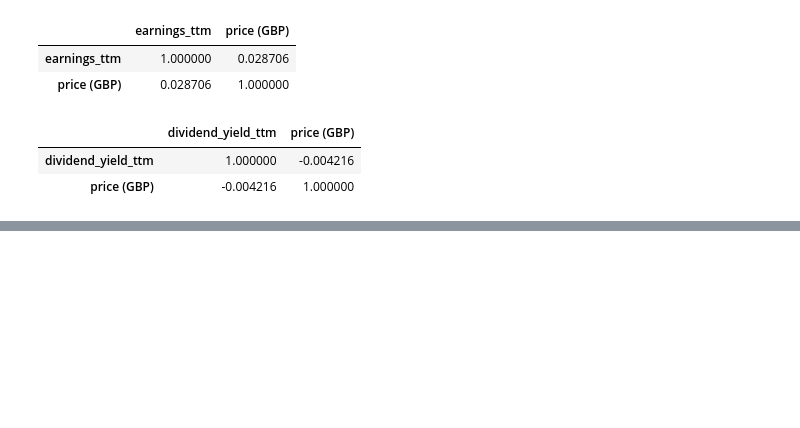
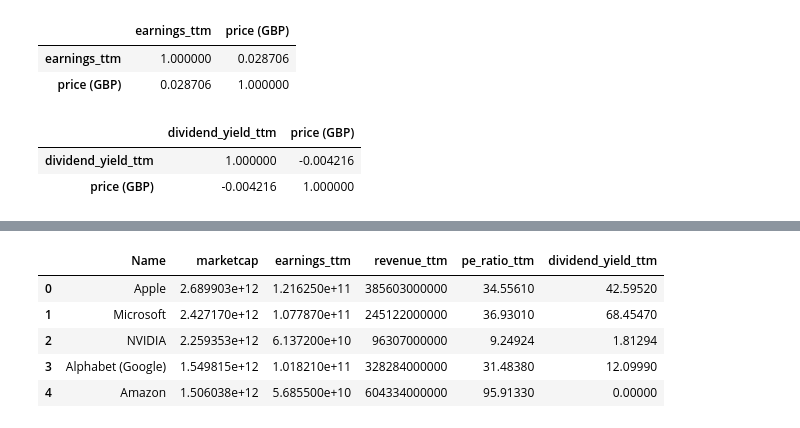
Before and after one commit to Gilleskulk/Analyse-of-data, a Jupyter notebook: Analyse_companies.ipynb, the cells around one changed output, grey strips where cells are left out. Drawn from its saved outputs; the diff is of its cells as text; code cells hidden in the pictures; blank space fills up the shorter version.

```diff
--- a/Analyse_companies.ipynb
+++ b/Analyse_companies.ipynb
@@ -292,0 +301,9 @@ sns.barplot( data=country_data, x="dividend_yield_ttm", y="country")
+# %%
+compani_data.head()
+# %% [output]
+|  | Name | marketcap | earnings_ttm | revenue_ttm | pe_ratio_ttm | dividend_yield_ttm |
+| 0 | Apple | 2.689903e+12 | 1.216250e+11 | 385603000000 | 34.55610 | 42.59520 |
+| 1 | Microsoft | 2.427170e+12 | 1.077870e+11 | 245122000000 | 36.93010 | 68.45470 |
+| 2 | NVIDIA | 2.259353e+12 | 6.137200e+10 | 96307000000 | 9.24924 | 1.81294 |
+| 3 | Alphabet (Google) | 1.549815e+12 | 1.018210e+11 | 328284000000 | 31.48380 | 12.09990 |
+| 4 | Amazon | 1.506038e+12 | 5.685500e+10 | 604334000000 | 95.91330 | 0.00000 |
```
Also changed, not shown: parts of 5 cells of this notebook.
